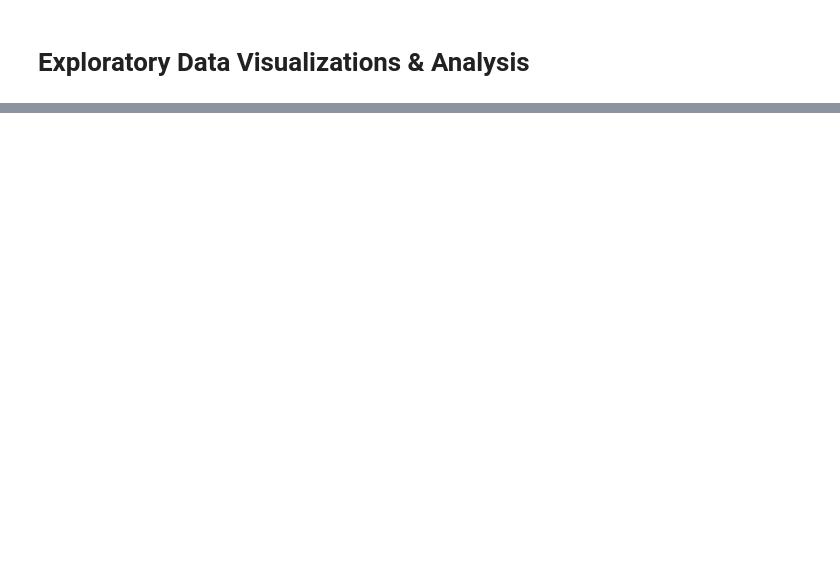
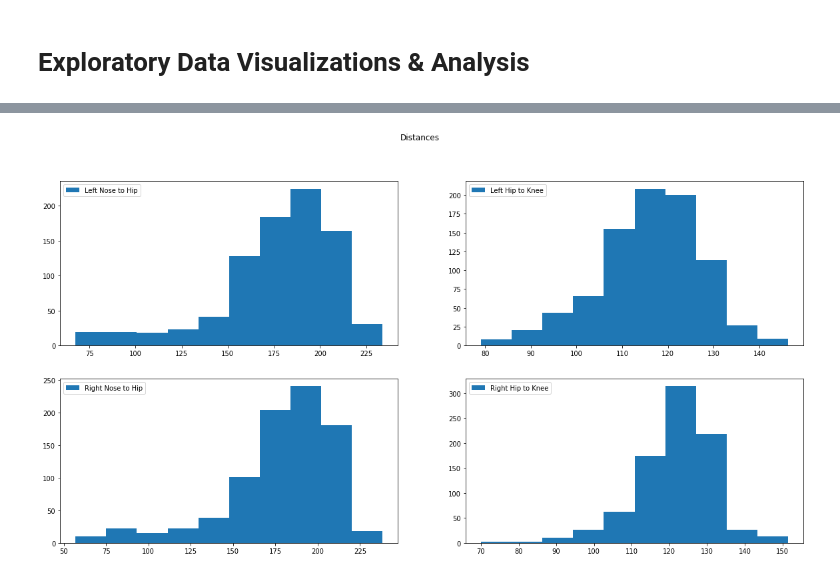
Before and after one commit to tiilt-lab/sport_analytics, a Jupyter notebook: mmla_ia_analysis/EDA.ipynb, the cells around one changed output, grey strips where cells are left out. Drawn from its saved outputs; the diff is of its cells as text; code cells hidden in the pictures; blank space fills up the shorter version.

```diff
--- a/mmla_ia_analysis/EDA.ipynb
+++ b/mmla_ia_analysis/EDA.ipynb
@@ -75,0 +165,3 @@ can generate sequences of actions based on coordinates of movement
+# %%
+key_joint = poses_1
+key_joint
@@ -75,0 +182,7 @@ can generate sequences of actions based on coordinates of movement
+# %%
+key_joint.loc[:,'left_nose_to_hip'] = key_joint['left_hip_y'] - key_joint['nose_y']
+key_joint.loc[:,'right_nose_to_hip'] = key_joint['right_hip_y'] - key_joint['nose_y']
+key_joint.loc[:,'left_hip_to_knee'] = key_joint['left_knee_y'] - key_joint['left_hip_y']
+key_joint.loc[:,'right_hip_to_knee'] = key_joint['right_knee_y'] - key_joint['right_hip_y']
+key_joint.loc[:, 'avg_hip_to_knee'] = np.mean([key_joint['left_knee_y'],key_joint['right_knee_y']], axis=0) - np.mean([key_joint['left_hip_y'],key_joint['right_hip_y']], axis=0)
+key_joint
@@ -75,0 +203,17 @@ can generate sequences of actions based on coordinates of movement
+# %%
+key_joint.sort_values('left_nose_to_hip')
+fig, ((ax1, ax2), (ax3, ax4)) = plt.subplots(2,2, figsize=[20,10])
+fig.suptitle("Distances")
+ax1.hist(key_joint['left_nose_to_hip'], label='Left Nose to Hip');
+ax1.legend(loc='upper left')
+
+ax2.hist(key_joint['left_hip_to_knee'], label ='Left Hip to Knee');
+ax2.legend(loc='upper left')
+
+ax3.hist(key_joint['right_nose_to_hip'], label ='Right Nose to Hip');
+ax3.legend(loc='upper left')
+
+ax4.hist(key_joint['right_hip_to_knee'], label ='Right Hip to Knee');
+ax4.legend(loc='upper left');
+# %% [output]
+[figure, added]
```
Also changed, not shown: parts of 30 cells of this notebook, 1 other file.
